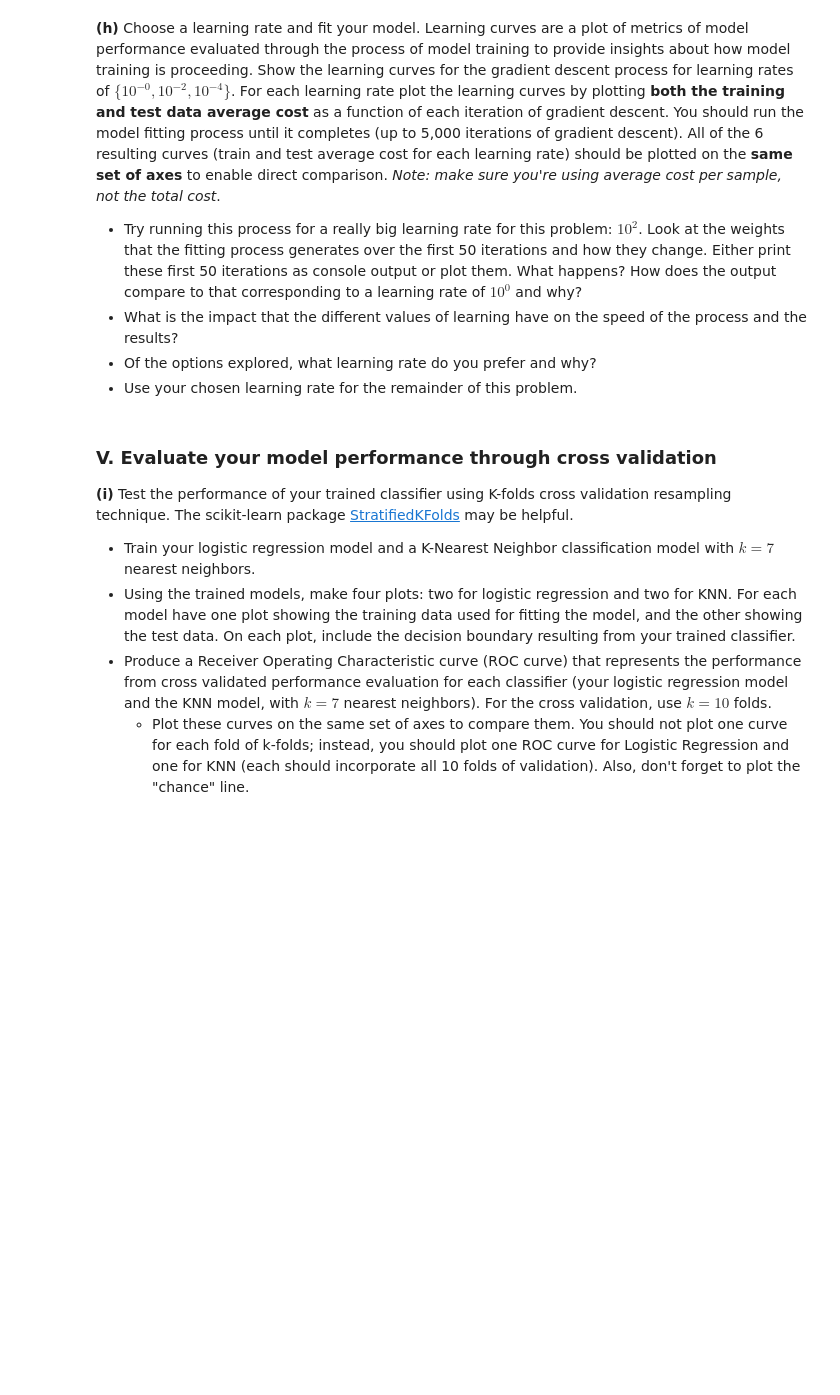
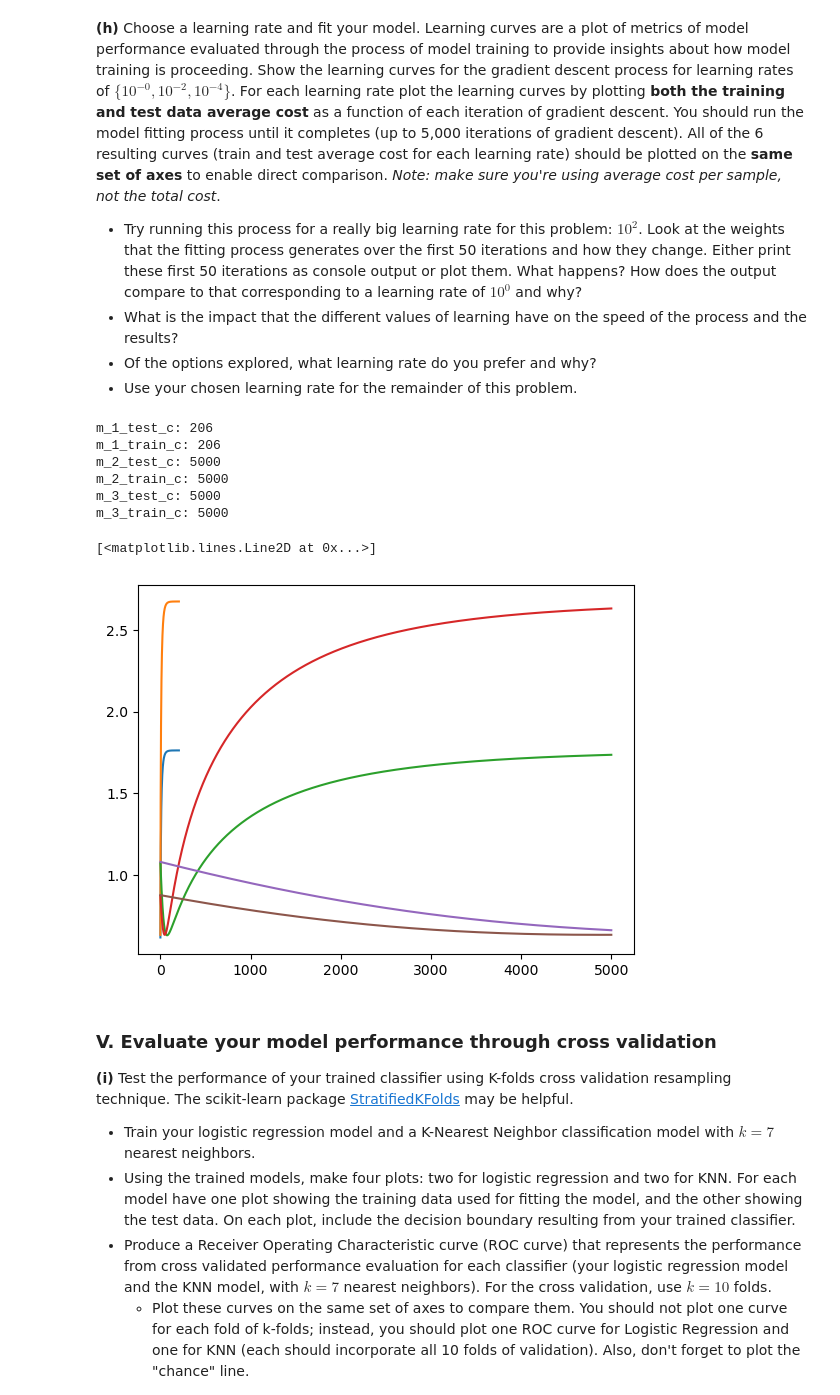
Before and after one commit to dani-jimlar/ML_assignments, a Jupyter notebook: a_3/Assignment_3.ipynb, the cells around one changed output. Cells and saved outputs as stored; diff of their text form; code cells hidden in the pictures; blank space fills up the shorter version.

```diff
--- a/a_3/Assignment_3.ipynb
+++ b/a_3/Assignment_3.ipynb
@@ -358,3 +341,22 @@ test_clas.learning_curve(X_test, y_test)
 - What is the impact that the different values of learning have on the speed of the process and the results?
 - Of the options explored, what learning rate do you prefer and why?
 - Use your chosen learning rate for the remainder of this problem.
+# %%
+import numpy as np
+import pandas as pd
+from sklearn.model_selection import train_test_split
+
+
+db = pd.read_csv(
+    "https://github.com/kylebradbury/ids705/raw/main/assignments/data/A3_Q1_data.csv"
+)
+
+
+X = db[["x1", "x2"]].values
+y = db["y"].values
+X_train, X_test, y_train, y_test = train_test_split(
+    X, y, test_size=0.30, random_state=42
+)
+
+X_train = X_train.T
+X_test = X_test.T
@@ -361,3 +404,42 @@ test_clas.learning_curve(X_test, y_test)
+# %%
+m_1_test_c = model_1_t.learning_curve(X_train, y_train)
+m_1_train_c = model_1_t.learning_curve(X_test, y_test)
+m_2_test_c = model_2_t.learning_curve(X_train, y_train)
+m_2_train_c = model_2_t.learning_curve(X_test, y_test)
+m_3_test_c = model_3_t.learning_curve(X_train, y_train)
+m_3_train_c = model_3_t.learning_curve(X_test, y_test)
+# %%
+print("m_1_test_c:", len(m_1_test_c))
+print("m_1_train_c:", len(m_1_train_c))
+print("m_2_test_c:", len(m_2_test_c))
+print("m_2_train_c:", len(m_2_train_c))
+print("m_3_test_c:", len(m_3_test_c))
+print("m_3_train_c:", len(m_3_train_c))
+# %% [output]
+m_1_test_c: 206
+m_1_train_c: 206
+m_2_test_c: 5000
+m_2_train_c: 5000
+m_3_test_c: 5000
+m_3_train_c: 5000
+# %%
+import matplotlib.pyplot as plt
+
+x_values_1 = range(1, len(m_1_test_c) + 1)
+x_values_2 = range(1, len(m_2_test_c) + 1)
+x_values_3 = range(1, len(m_3_test_c) + 1)
+
+
+# Plot the curves
+plt.plot(x_values_1, m_1_test_c, label="m_1_test_c")
+plt.plot(x_values_1, m_1_train_c, label="m_1_train_c")
+plt.plot(x_values_2, m_2_test_c, label="m_2_test_c")
+plt.plot(x_values_2, m_2_train_c, label="m_2_train_c")
+plt.plot(x_values_3, m_3_test_c, label="m_3_test_c")
+plt.plot(x_values_3, m_3_train_c, label="m_3_train_c")
+# %% [output]
+[<matplotlib.lines.Line2D at 0x...>]
+[figure, added]
 # %% [markdown]
 ### V. Evaluate your model performance through cross validation
 
```
Also changed, not shown: parts of 7 cells of this notebook.
